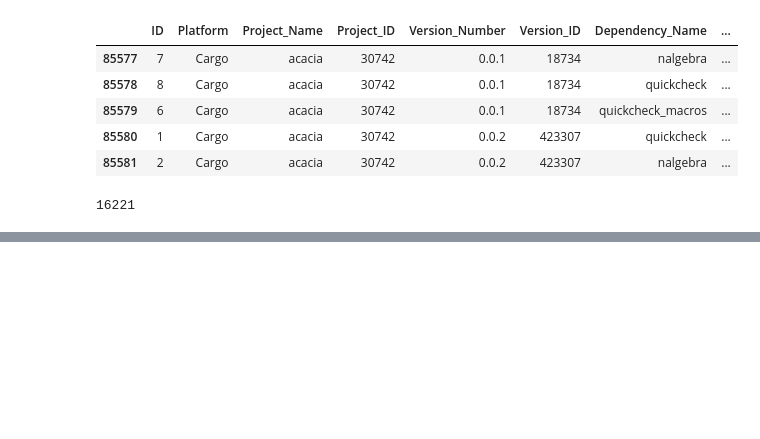
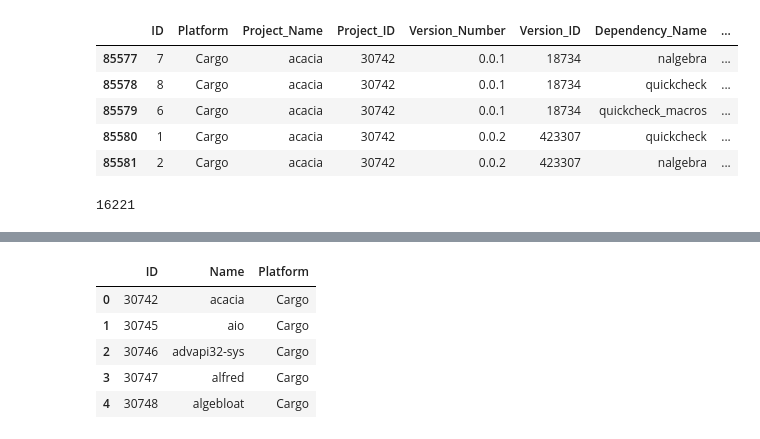
Before and after one commit to oscoin/osrank, a Jupyter notebook: osrank.ipynb, the cells around one changed output, grey strips where cells are left out. Cells and saved outputs as stored; diff of their text form; code cells hidden in the pictures; blank space fills up the shorter version.

```diff
--- a/osrank.ipynb
+++ b/osrank.ipynb
@@ -283,0 +287,18 @@ np.savetxt("data/unique-cargo-ids.csv", unique_dep_ids, delimiter=",")
+# %%
+#Compose dependency metadata data frame
+df_deps_meta = subset_deps[['Project_ID', 'Project_Name', 'Platform']].copy()
+#Rename Columns
+df_deps_meta = df_deps_meta.rename(columns={'Project_ID': 'ID', 'Project_Name': 'Name'})
+#Drop NAs
+df_deps_meta.dropna()
+#Dedup
+df_deps_meta = df_deps_meta.drop_duplicates()
+df_deps_meta = df_deps_meta.reset_index(drop=True)
+df_deps_meta.head()
+# %% [output]
+|  | ID | Name | Platform |
+| 0 | 30742 | acacia | Cargo |
+| 1 | 30745 | aio | Cargo |
+| 2 | 30746 | advapi32-sys | Cargo |
+| 3 | 30747 | alfred | Cargo |
+| 4 | 30748 | algebloat | Cargo |
```
Also changed, not shown: parts of 10 cells of this notebook.
